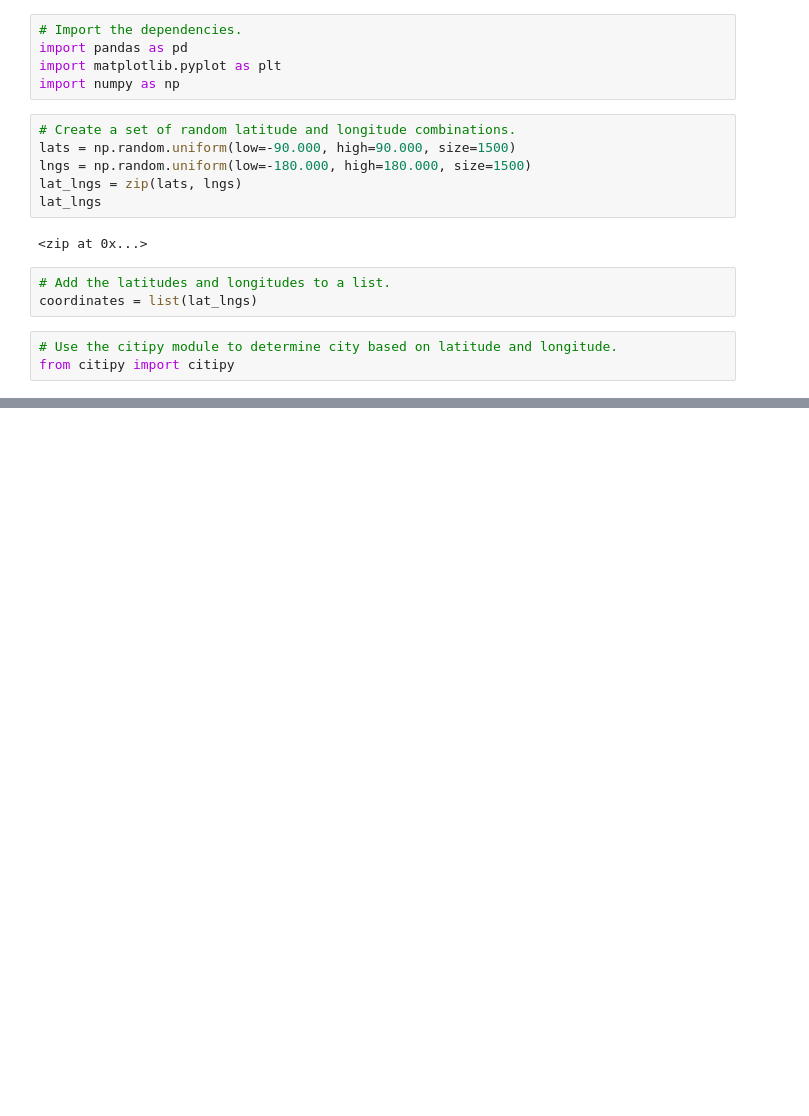
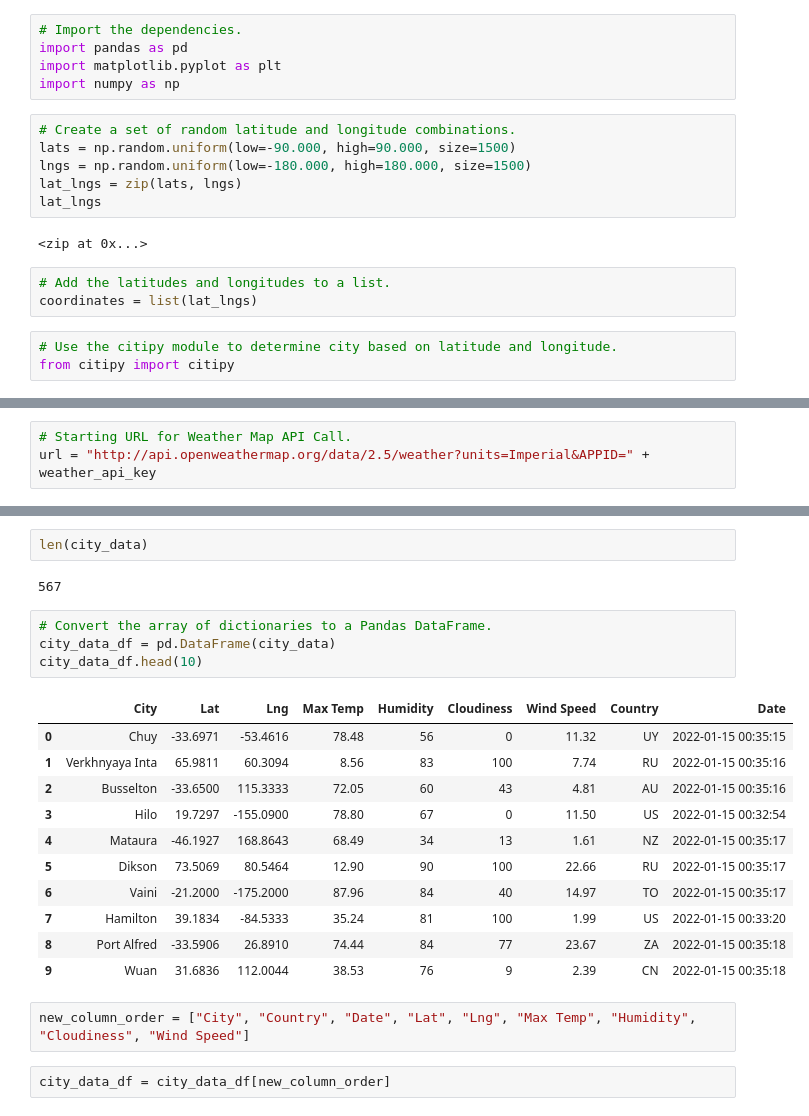
Before and after one commit to jpharvey8/World_Weather_Analysis, a Jupyter notebook: WeatherPy.ipynb, the cells around one changed output, grey strips where cells are left out. Cells and saved outputs as stored; diff of their text form; blank space fills up the shorter version.

```diff
--- a/WeatherPy.ipynb
+++ b/WeatherPy.ipynb
@@ -33,0 +40,3 @@ len(cities)
+# %%
+# Starting URL for Weather Map API Call.
+url = "http://api.openweathermap.org/data/2.5/weather?units=Imperial&APPID=" + weather_api_key
@@ -33,0 +127,24 @@ len(cities)
+# %%
+len(city_data)
+# %% [output]
+567
+# %%
+# Convert the array of dictionaries to a Pandas DataFrame.
+city_data_df = pd.DataFrame(city_data)
+city_data_df.head(10)
+# %% [output]
+|  | City | Lat | Lng | Max Temp | Humidity | Cloudiness | Wind Speed | Country | Date |
+| 0 | Chuy | -33.6971 | -53.4616 | 78.48 | 56 | 0 | 11.32 | UY | 2022-01-15 00:35:15 |
+| 1 | Verkhnyaya Inta | 65.9811 | 60.3094 | 8.56 | 83 | 100 | 7.74 | RU | 2022-01-15 00:35:16 |
+| 2 | Busselton | -33.6500 | 115.3333 | 72.05 | 60 | 43 | 4.81 | AU | 2022-01-15 00:35:16 |
+| 3 | Hilo | 19.7297 | -155.0900 | 78.80 | 67 | 0 | 11.50 | US | 2022-01-15 00:32:54 |
+| 4 | Mataura | -46.1927 | 168.8643 | 68.49 | 34 | 13 | 1.61 | NZ | 2022-01-15 00:35:17 |
+| 5 | Dikson | 73.5069 | 80.5464 | 12.90 | 90 | 100 | 22.66 | RU | 2022-01-15 00:35:17 |
+| 6 | Vaini | -21.2000 | -175.2000 | 87.96 | 84 | 40 | 14.97 | TO | 2022-01-15 00:35:17 |
+| 7 | Hamilton | 39.1834 | -84.5333 | 35.24 | 81 | 100 | 1.99 | US | 2022-01-15 00:33:20 |
+| 8 | Port Alfred | -33.5906 | 26.8910 | 74.44 | 84 | 77 | 23.67 | ZA | 2022-01-15 00:35:18 |
+| 9 | Wuan | 31.6836 | 112.0044 | 38.53 | 76 | 9 | 2.39 | CN | 2022-01-15 00:35:18 |
+# %%
+new_column_order = ["City", "Country", "Date", "Lat", "Lng", "Max Temp", "Humidity", "Cloudiness", "Wind Speed"]
+# %%
+city_data_df = city_data_df[new_column_order]
```
Also changed, not shown: parts of 6 cells of this notebook.
